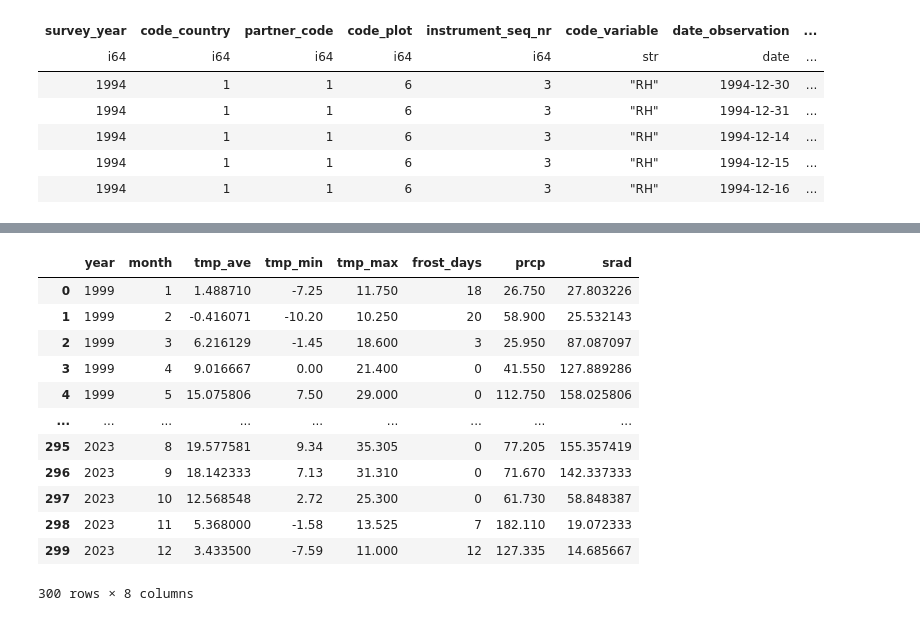
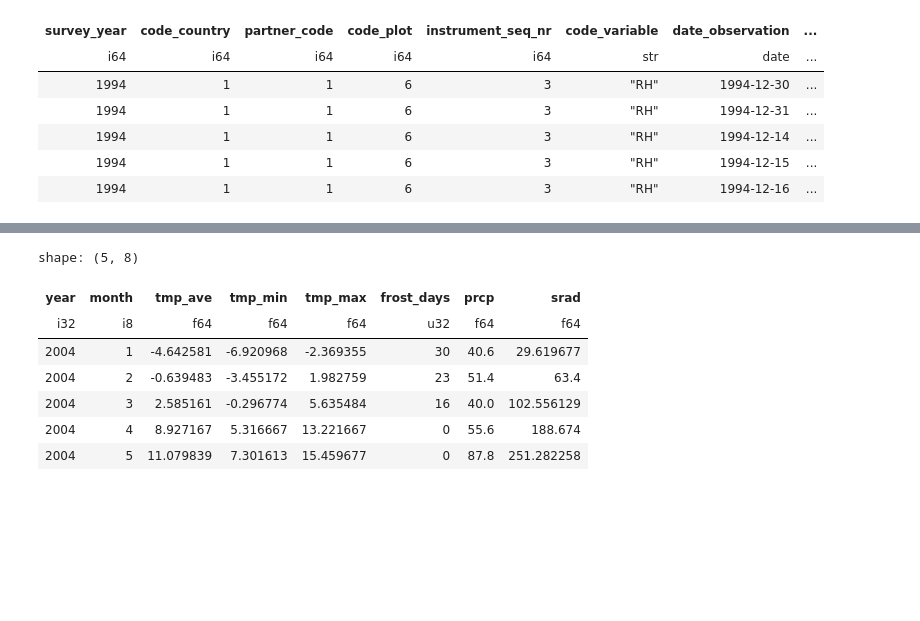
Before and after one commit to simlab-vs/TrunX, a Jupyter notebook: notebooks/icp_weather_data.ipynb, the cells around one changed output, grey strips where cells are left out. Cells and saved outputs as stored; diff of their text form; code cells hidden in the pictures; blank space fills up the shorter version.

Commit message:
Data Pipeline to prepare data inputs.

```diff
--- a/notebooks/icp_weather_data.ipynb
+++ b/notebooks/icp_weather_data.ipynb
@@ -627,5 +604,5 @@ weather_df
 # %%
-plot_df = df.filter(pl.col("plot_id") == "50.0013")
+plot_df = df.filter(pl.col("plot_id") == "51.0001")
 
 temp_df = plot_df.filter(pl.col("code_variable") == "AT")
 
@@ -634,48 +611,42 @@ prcp_df = plot_df.filter(pl.col("code_variable") == "PR")
 srad_df = plot_df.filter(pl.col("code_variable") == "SR")
 
 mtemp_df = temp_df.group_by(["month_year"]).agg(
     pl.col("daily_mean").mean().alias("tmp_ave"),
-    pl.col("daily_min").min().alias("tmp_min"),
-    pl.col("daily_max").max().alias("tmp_max"),
+    pl.col("daily_min").mean().alias("tmp_min"),
+    pl.col("daily_max").mean().alias("tmp_max"),
     (pl.col("daily_min") < 0).sum().alias("frost_days"),
 )
 
 mprcp_df = prcp_df.group_by("month_year").agg(pl.col("daily_mean").sum().alias("prcp"))
 
 msrad_df = srad_df.group_by("month_year").agg(pl.col("daily_mean").mean().alias("srad"))
 
 weather_df = mtemp_df.join(mprcp_df, on="month_year").join(msrad_df, on="month_year")
 
 weather_df = (
     weather_df.with_columns(
         [pl.col("month_year").str.strptime(pl.Date, "%m-%Y").alias("month_year")]
     )
     .with_columns(
         [
             pl.col("month_year").dt.year().alias("year"),
             pl.col("month_year").dt.month().alias("month"),
         ]
     )
     .select(["year", "month", "tmp_ave", "tmp_min", "tmp_max", "frost_days", "prcp", "srad"])
     .sort(by=["year", "month"])
     .drop_nulls()
-    .to_pandas()
 )
 
-# weather_df.to_excel("../data/intermediate/weather_data.xlsx", index=False)
+# weather_df.to_pandas().to_excel("../data/intermediate/weather_data.xlsx", index=False)
 
-weather_df
+weather_df.head()
 # %% [output]
+shape: (5, 8)
-|  | year | month | tmp_ave | tmp_min | tmp_max | frost_days | prcp | srad |
-| 0 | 1999 | 1 | 1.488710 | -7.25 | 11.750 | 18 | 26.750 | 27.803226 |
-| 1 | 1999 | 2 | -0.416071 | -10.20 | 10.250 | 20 | 58.900 | 25.532143 |
-| 2 | 1999 | 3 | 6.216129 | -1.45 | 18.600 | 3 | 25.950 | 87.087097 |
-| 3 | 1999 | 4 | 9.016667 | 0.00 | 21.400 | 0 | 41.550 | 127.889286 |
-| 4 | 1999 | 5 | 15.075806 | 7.50 | 29.000 | 0 | 112.750 | 158.025806 |
-| ... | ... | ... | ... | ... | ... | ... | ... | ... |
-| 295 | 2023 | 8 | 19.577581 | 9.34 | 35.305 | 0 | 77.205 | 155.357419 |
-| 296 | 2023 | 9 | 18.142333 | 7.13 | 31.310 | 0 | 71.670 | 142.337333 |
-| 297 | 2023 | 10 | 12.568548 | 2.72 | 25.300 | 0 | 61.730 | 58.848387 |
-| 298 | 2023 | 11 | 5.368000 | -1.58 | 13.525 | 7 | 182.110 | 19.072333 |
-| 299 | 2023 | 12 | 3.433500 | -7.59 | 11.000 | 12 | 127.335 | 14.685667 |
+| year | month | tmp_ave | tmp_min | tmp_max | frost_days | prcp | srad |
+| i32 | i8 | f64 | f64 | f64 | u32 | f64 | f64 |
+| 2004 | 1 | -4.642581 | -6.920968 | -2.369355 | 30 | 40.6 | 29.619677 |
+| 2004 | 2 | -0.639483 | -3.455172 | 1.982759 | 23 | 51.4 | 63.4 |
+| 2004 | 3 | 2.585161 | -0.296774 | 5.635484 | 16 | 40.0 | 102.556129 |
+| 2004 | 4 | 8.927167 | 5.316667 | 13.221667 | 0 | 55.6 | 188.674 |
+| 2004 | 5 | 11.079839 | 7.301613 | 15.459677 | 0 | 87.8 | 251.282258 |
-300 rows × 8 columns
```
Also changed, not shown: parts of 21 cells of this notebook, 4 other files.
